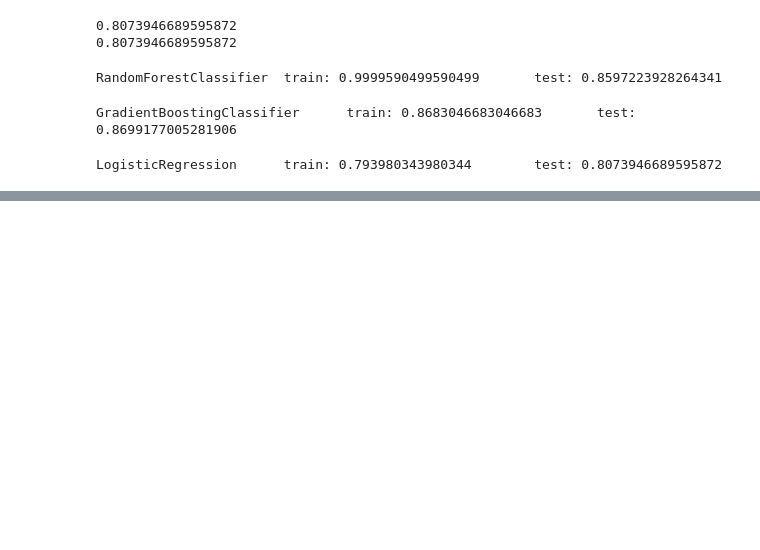
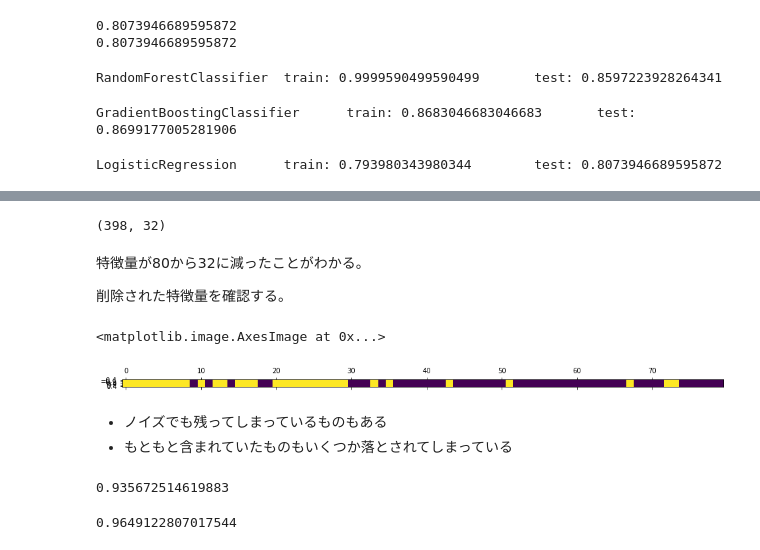
Before and after one commit to HidemotoNakada/j-techno, a Jupyter notebook: parts/3. データ表現と特徴量エンジニアリング.ipynb, the cells around one changed output, grey strips where cells are left out. Cells and saved outputs as stored; diff of their text form; code cells hidden in the pictures; blank space fills up the shorter version.

```diff
--- a/parts/3. データ表現と特徴量エンジニアリング.ipynb
+++ b/parts/3. データ表現と特徴量エンジニアリング.ipynb
@@ -190,0 +295,23 @@ LogisticRegression      train: 0.793980343980344        test: 0.8073946689595872
+# %%
+# データのロード
+
+from sklearn.datasets import load_breast_cancer
+from sklearn.preprocessing import StandardScaler
+from sklearn.model_selection import train_test_split
+from sklearn.metrics import accuracy_score
+from sklearn.linear_model import LogisticRegression
+
+cancer = load_breast_cancer()
+ss = StandardScaler()
+X_org = cancer.data
+rnd = np.random.RandomState(42)
+# ノイズの生成と追加
+noise = rnd.normal(size=(len(cancer.data), 50))
+X_add = np.hstack([X_org, noise])
+
+# 標準化
+ss.fit(X_add)
+X = ss.transform(X_add)
+y = cancer.target
+X_train, X_test, y_train, y_test = train_test_split(X, y, test_size=0.3, random_state=0)
+X_train.shape
@@ -190,0 +327,38 @@ LogisticRegression      train: 0.793980343980344        test: 0.8073946689595872
+# %%
+from sklearn.feature_selection import SelectPercentile
+
+select = SelectPercentile(percentile=40)
+select.fit(X_train, y_train)
+
+X_selected = select.transform(X_train)
+X_selected.shape
+# %% [output]
+(398, 32)
+# %% [markdown]
+特徴量が80から32に減ったことがわかる。
+
+削除された特徴量を確認する。
+# %%
+plt.matshow(select.get_support().reshape(1, -1))
+# %% [output]
+<matplotlib.image.AxesImage at 0x...>
+[figure, added]
+# %% [markdown]
+- ノイズでも残ってしまっているものもある
+- もともと含まれていたものもいくつか落とされてしまっている
+# %%
+# 特徴量選択を行わない場合の性能
+mdl = LogisticRegression()
+mdl.fit(X_train, y_train)
+y_predict = mdl.predict(X_test)
+accuracy_score(y_test, y_predict)
+# %% [output]
+0.935672514619883
+# %%
+# 特徴量選択後の性能
+mdl = LogisticRegression()
+mdl.fit(X_selected, y_train)
+y_predict = mdl.predict(select.transform(X_test))
+accuracy_score(y_test, y_predict)
+# %% [output]
+0.9649122807017544
```
Also changed, not shown: parts of 32 cells of this notebook, 2 other files.
